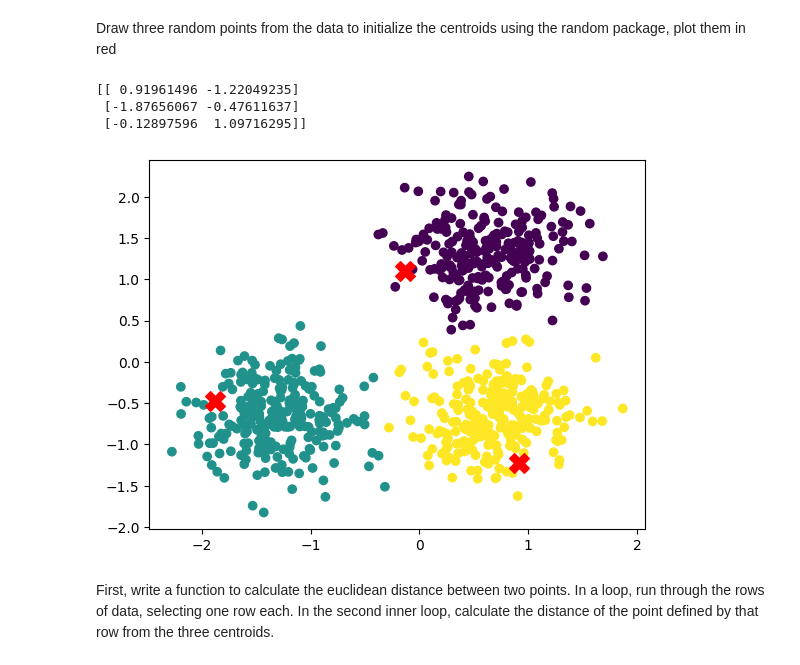
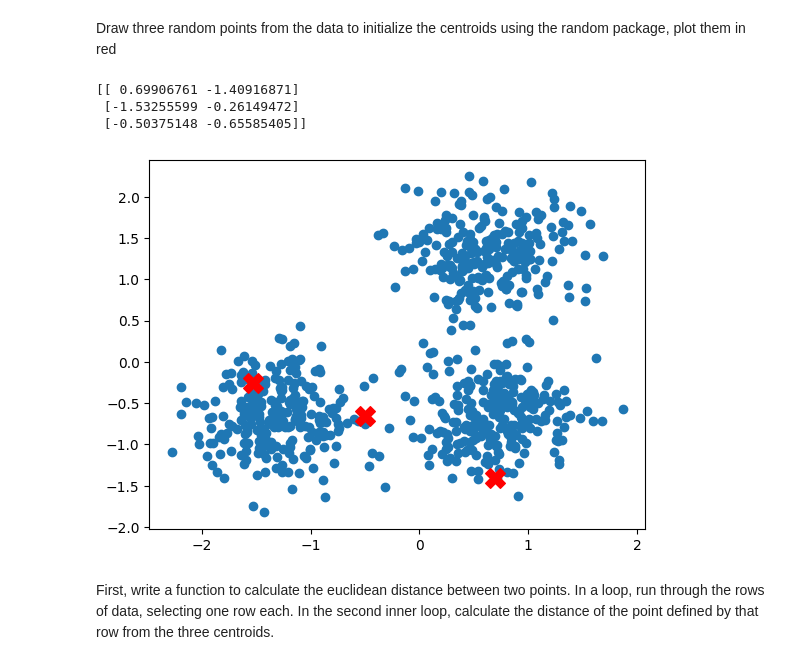
Before and after one commit to ellensutter/reprorehab, a Jupyter notebook: week6practice.ipynb, the cells around one changed output. Cells and saved outputs as stored; diff of their text form; code cells hidden in the pictures.

```diff
--- a/week6practice.ipynb
+++ b/week6practice.ipynb
@@ -41,23 +41,23 @@ Draw three random points from the data to initialize the centroids using the ran
 # %%
 import random
 
 k = 3  # number of clusters
 #kmeans = k_means(data, n_clusters=k, random_state=0)
 #labels = kmeans[1]
 #centroids = kmeans[0]
 
 indices = random.sample(range(data.shape[0]), k)
 centroids = data[indices, :]
 print(centroids)
 fig,ax = plt.subplots()
-ax.scatter(data[:,0], data[:,1], c=labels)
+ax.scatter(data[:,0], data[:,1])
 ax.scatter(centroids[:,0], centroids[:,1], c='red', marker='X', s=200)
 plt.show()
 # %% [output]
-[[ 0.91961496 -1.22049235]
- [-1.87656067 -0.47611637]
- [-0.12897596  1.09716295]]
+[[ 0.69906761 -1.40916871]
+ [-1.53255599 -0.26149472]
+ [-0.50375148 -0.65585405]]
-[figure, old version]
+[figure, new version]
 # %% [markdown]
 First, write a function to calculate the euclidean distance between two points. In a loop, run through the rows of data, selecting one row each. In the second inner loop, calculate the distance of the point defined by that row from the three centroids.
 # %%
```
Also changed, not shown: parts of 1 cell of this notebook.
